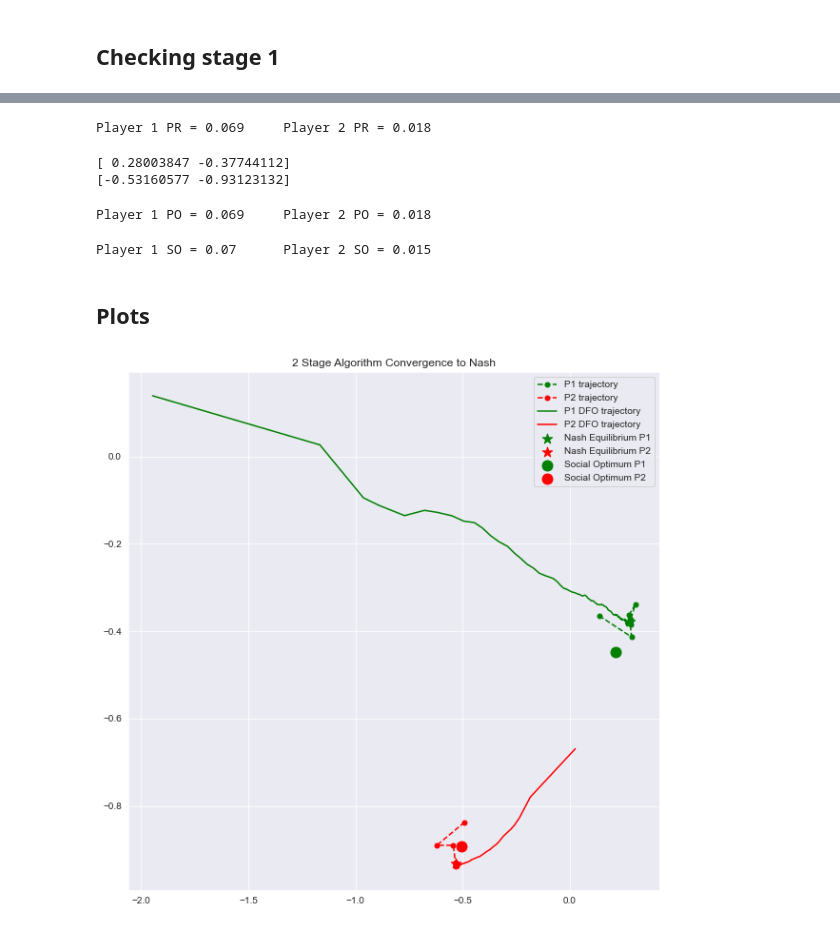
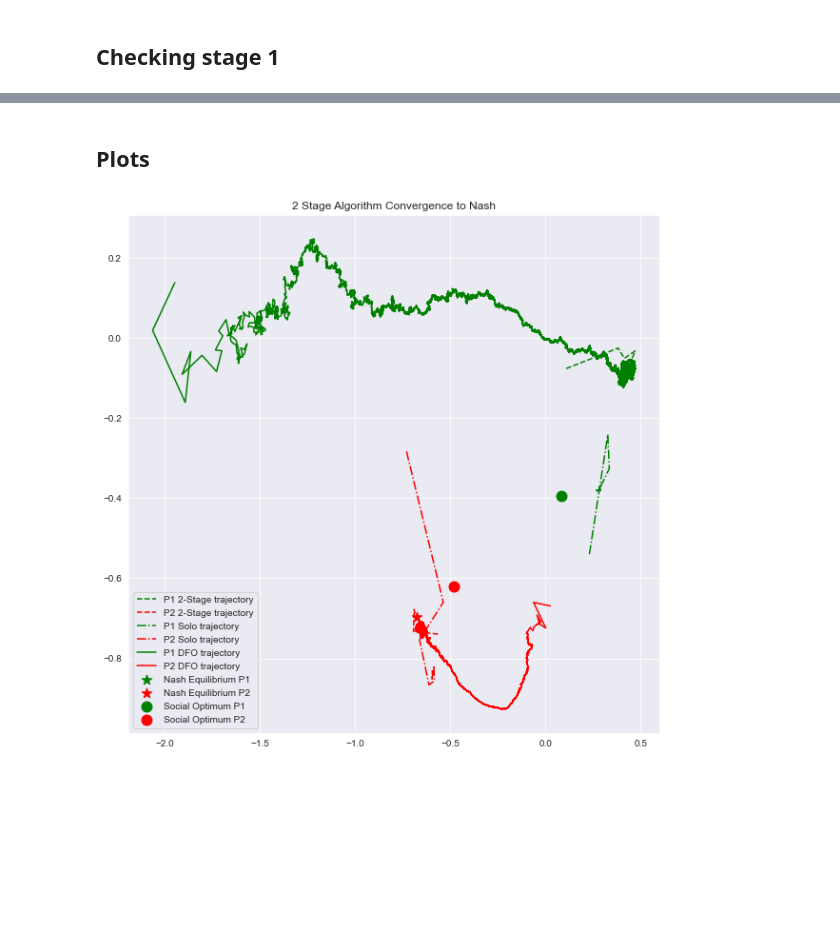
Before and after one commit to evanjfaulkner/DD-Games, a Jupyter notebook: Notebooks/dd_game_regression_sim.ipynb, the cells around one changed output, grey strips where cells are left out. Cells and saved outputs as stored; diff of their text form; code cells hidden in the pictures; blank space fills up the shorter version.

```diff
--- a/Notebooks/dd_game_regression_sim.ipynb
+++ b/Notebooks/dd_game_regression_sim.ipynb
@@ -45,8 +46,8 @@ $$\varepsilon^k\leq\frac{1}{2} \iff DSC$$
 d_1 = 2  # Dimension of each player's data/strategy
 d_2 = 2
 
-epsilon_1 = 0.4  # Epsilon sensitivity parameters
-epsilon_2 = 0.4
+epsilon_1 = 1  # Epsilon sensitivity parameters
+epsilon_2 = 1
 
 Sigma_x_p1 = np.eye(d_1)  # Covariance of x^k
 Sigma_x_p2 = np.eye(d_2)
@@ -192,6 +249,8 @@ theta_PO_1, theta_PO_2 = game.solve_nash()
 theta_SO_1, theta_SO_2 = game.solve_social_opt()
 theta_final_p1 = np.array(theta_final_p1)
 theta_final_p2 = np.array(theta_final_p2)
+theta_final_p5 = np.array(theta_final_p5)
+theta_final_p6 = np.array(theta_final_p6)
 # %%
 if False:
     print(mu_p1, gamma_p1)
@@ -224,26 +299,3 @@ print(mu_p2, gamma_p2)
-# %%
-PR_1, PR_2 = game.evaluate_closed_perf_risk()
-print(f'Player 1 PR = {PR_1.round(3)}\tPlayer 2 PR = {PR_2.round(3)}')
-# %% [output]
-Player 1 PR = 0.069     Player 2 PR = 0.018
-# %%
-print(player_one.theta_history[-1])
-print(player_two.theta_history[-1])
-# %% [output]
-[ 0.28003847 -0.37744112]
-[-0.53160577 -0.93123132]
-# %%
-game.theta_p1, game.theta_p2 = game.solve_nash()
-PO_1, PO_2 = game.evaluate_closed_perf_risk()
-print(f'Player 1 PO = {PO_1.round(3)}\tPlayer 2 PO = {PO_2.round(3)}')
-# %% [output]
-Player 1 PO = 0.069     Player 2 PO = 0.018
-# %%
-game.theta_p1, game.theta_p2 = game.solve_social_opt()
-SO_1, SO_2 = game.evaluate_closed_perf_risk()
-print(f'Player 1 SO = {SO_1.round(3)}\tPlayer 2 SO = {SO_2.round(3)}')
-# %% [output]
-Player 1 SO = 0.07      Player 2 SO = 0.015
 # %% [markdown]
 ## Plots
 # %%
@@ -253,44 +305,54 @@ y_nash_p1 = [theta_PO_1[1]]
 plt.scatter(x_nash_p1, y_nash_p1,
             label='Nash Equilibrium P1', marker='*', color='g', s=120)
 
 x_nash_p2 = theta_PO_2[0]
 y_nash_p2 = theta_PO_2[1]
 plt.scatter(x_nash_p2,y_nash_p2,
             label='Nash Equilibrium P2', marker='*', color='r', s=120)
 
 x_so_p1 = [theta_SO_1[0]]
 y_so_p1 = [theta_SO_1[1]]
 plt.scatter(x_so_p1, y_so_p1,
             label='Social Optimum P1', marker='o', color='g', s=120)
 
 x_so_p2 = theta_SO_2[0]
 y_so_p2 = theta_SO_2[1]
 plt.scatter(x_so_p2,y_so_p2,
             label='Social Optimum P2', marker='o', color='r', s=120)
 
-x2 = theta_final_p1[:, 0]
-y2 = theta_final_p1[:, 1]
-plt.plot(x2[1:],y2[1:],
-         '--', label='P1 trajectory', marker='o', color='g', markersize=5)
+x2 = theta_final_p1[1:,0]
+y2 = theta_final_p1[1:,1]
+plt.plot(x2,y2,
+         '--', label='P1 2-Stage trajectory', color='g', markersize=5)
 
-x3 = theta_final_p2[:, 0]
-y3 = theta_final_p2[:, 1]
-plt.plot(x3[1:],y3[1:],
-         '--', label='P2 trajectory', marker='o', color='r', markersize=5)
+x3 = theta_final_p2[1:,0]
+y3 = theta_final_p2[1:,1]
+plt.plot(x3,y3,
+         '--', label='P2 2-Stage trajectory', color='r', markersize=5)
+
+x5 = theta_final_p5[1:,0]
+y5 = theta_final_p5[1:,1]
+plt.plot(x5,y5,
+         '-.', label='P1 Solo trajectory', color='g', markersize=5)
+
+x6 = theta_final_p6[1:,0]
+y6 = theta_final_p6[1:,1]
+plt.plot(x6,y6,
+         '-.', label='P2 Solo trajectory', color='r', markersize=5)
 
 theta_3 = np.array(player_three.theta_history)
-plt.plot(theta_3[::1000,0],theta_3[::1000,1],
+plt.plot(theta_3[:,0],theta_3[:,1],
          label='P1 DFO trajectory', color='g')
 
 theta_4 = np.array(player_four.theta_history)
-plt.plot(theta_4[::1000,0],theta_4[::1000,1],
+plt.plot(theta_4[:,0],theta_4[:,1],
         label='P2 DFO trajectory', color='r')
 
 plt.legend()
 plt.title("2 Stage Algorithm Convergence to Nash")
 plt.show()
 # %% [output]
-[figure, old version]
+[figure, new version]
 # %%
 plt.figure(figsize=(20,6))
 plt.subplot(1,2,1)
```
Also changed, not shown: parts of 13 cells of this notebook, 4 other files.
